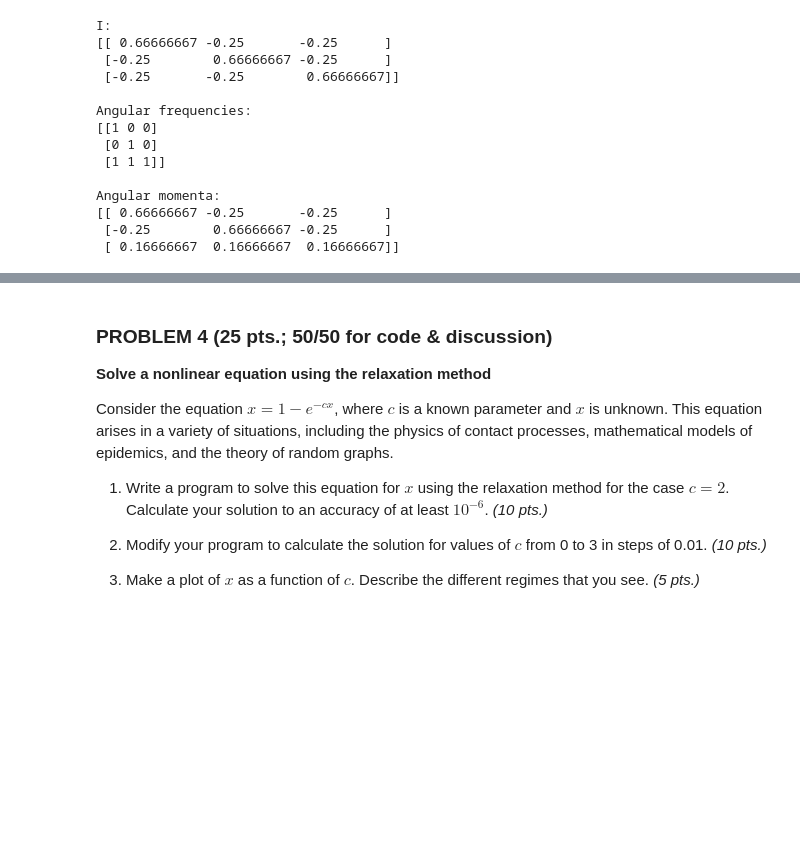
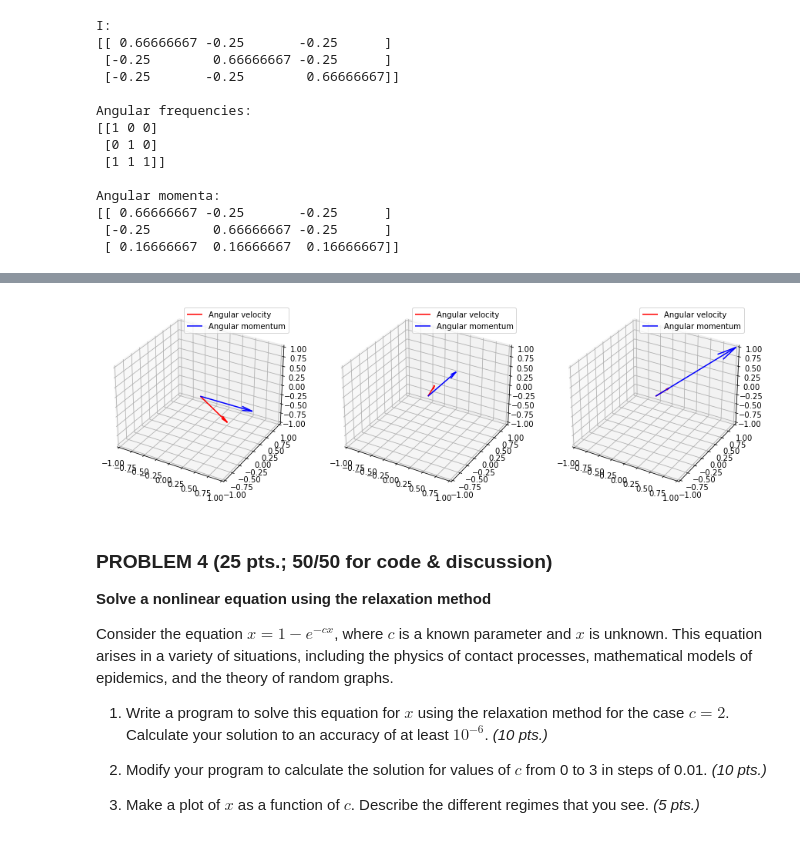
Before and after one commit to genvert/AP_155_HX-3_Vertudez, a Jupyter notebook: module 2/lab_assignment_module2.ipynb, the cells around one changed output, grey strips where cells are left out. Cells and saved outputs as stored; diff of their text form; code cells hidden in the pictures; blank space fills up the shorter version.

```diff
--- a/module 2/lab_assignment_module2.ipynb
+++ b/module 2/lab_assignment_module2.ipynb
@@ -266,3 +266,21 @@ Angular momenta:
+# %%
+# 2.
+
+fig = plt.figure(figsize=(15,5))
+
+k = 131
+
+for i in range(len(w)):
+    ax = fig.add_subplot(k+i, projection='3d')
+    ax.quiver(0, 0, 0, L[i][0], L[i][1], L[i][2], length=1, arrow_length_ratio=0.2, color='red', label='Angular velocity')
+    ax.quiver(0, 0, 0, w[i][0], w[i][1], w[i][2], length=1, arrow_length_ratio=0.2, color='blue', label='Angular momentum')
+    ax.set_xlim((-1,1))
+    ax.set_ylim((-1,1))
+    ax.set_zlim((-1,1))
+    ax.view_init(30, 60)
+    plt.legend()
+# %% [output]
+[figure, added]
 # %% [markdown]
 ### PROBLEM 4 (25 pts.; 50/50 for code & discussion)
 
```
Also changed, not shown: parts of 7 cells of this notebook, 2 other files.
